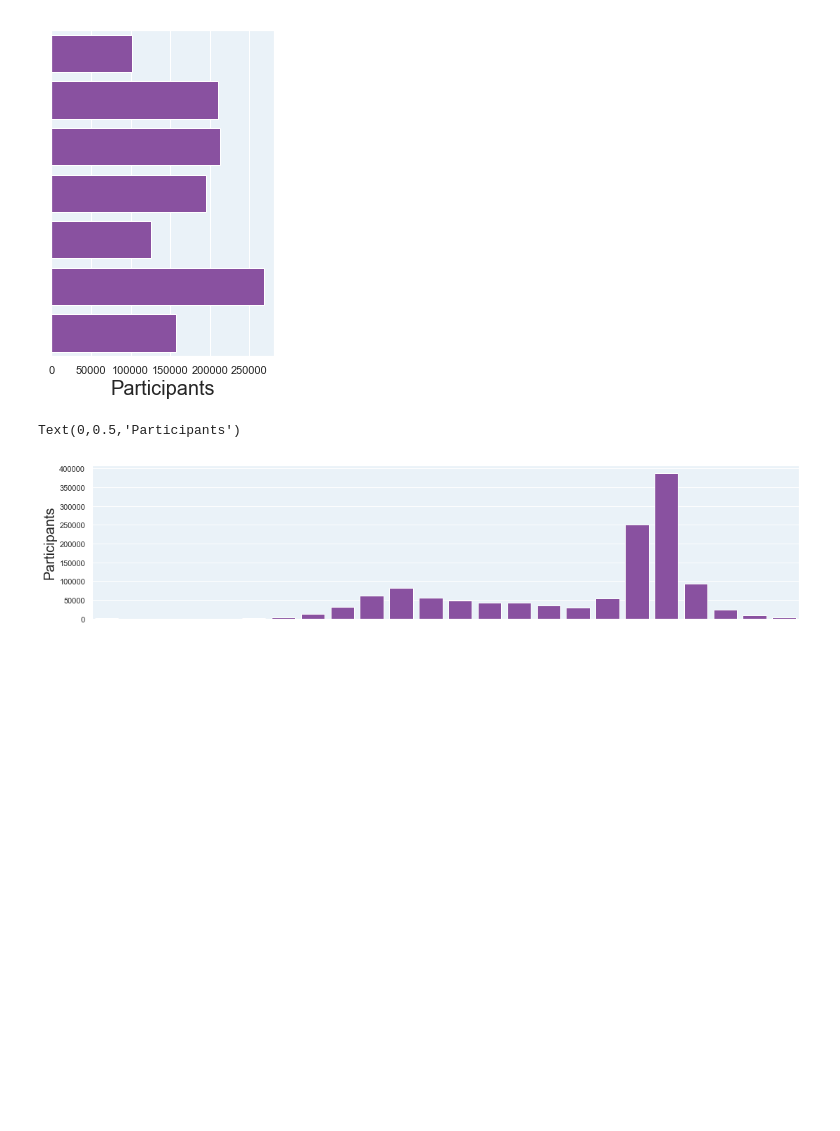
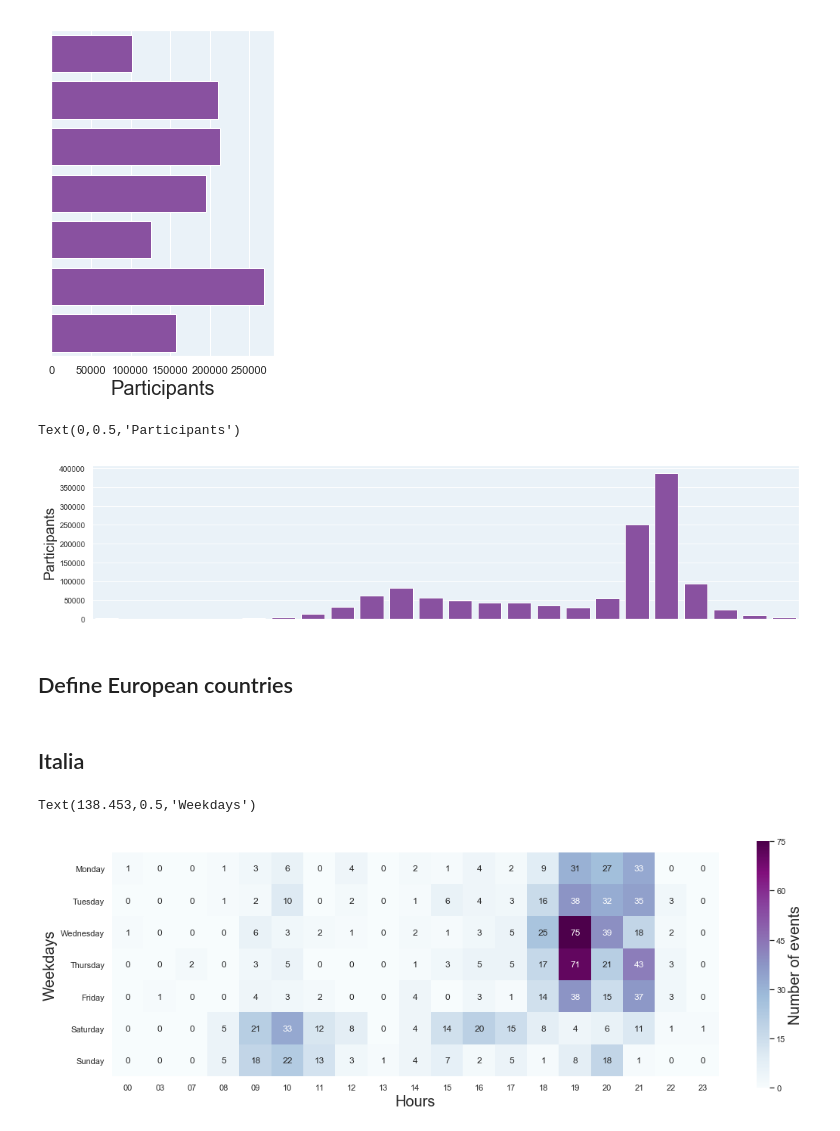
Before and after one commit to maxi93/NeoMeetup, a Jupyter notebook: Visualizations/Heatmap_event_weekdays.ipynb, the cells around one changed output. Cells and saved outputs as stored; diff of their text form; code cells hidden in the pictures; blank space fills up the shorter version.

```diff
--- a/Visualizations/Heatmap_event_weekdays.ipynb
+++ b/Visualizations/Heatmap_event_weekdays.ipynb
@@ -135,3 +135,38 @@ ax.set_ylabel("Participants", fontsize = 20)
 # %% [output]
 Text(0,0.5,'Participants')
 [figure]
+# %% [markdown]
+## Define European countries
+# %%
+df_ita = df[df.country == "it"] #european countries
+df_de = df[df.country == "de"]
+df_es = df[df.country == "es"]
+df_fr = df[df.country == "fr"]
+df_gb = df[df.country == "gb"]
+df_nl = df[df.country == "nl"]
+df_fi = df[df.country == "fi"]
+df_pt = df[df.country == "pt"]
+df_se = df[df.country == "se"]
+# %% [markdown]
+## Italia
+# %%
+df_ita_date = df_ita[['day','dtime']] #define new dataframe for explore with viz
+df_ita_date.head() #check
+df_ita_date['day'] = pd.Categorical(df_ita_date['day'], ["Monday", "Tuesday", "Wednesday", "Thursday", "Friday", "Saturday", "Sunday"])
+#sorting the days of the week
+df_ita_date['values'] = 1 #create a column that represent the single instance
+pivot_table = df_ita_date.pivot_table(values = 'values', index = 'day', columns = 'dtime', aggfunc = np.sum)
+#using the representation of the value we can use np.sum to calculate the number event is organized in a certain
+#week's day, in a certain hour
+pivot_table
+pivot_table = pivot_table.fillna(0)
+pivot_table = pivot_table.astype(int)
+rcParams['figure.figsize'] = 18,12 #define a parameter to change the figure size
+figure = sns.heatmap(pivot_table,cmap='BuPu', square = True, cbar_kws={"shrink": 0.5, 'label': 'Number of events'},
+                    annot=True, fmt='d') #define an heatmap to plot our pivot_table
+figure.figure.axes[-1].yaxis.label.set_size(20)
+figure.set_xlabel("Hours", fontsize=20)
+figure.set_ylabel("Weekdays", fontsize=20)
+# %% [output]
+Text(138.453,0.5,'Weekdays')
+[figure, added]
```
Also changed, not shown: parts of 4 cells of this notebook.
